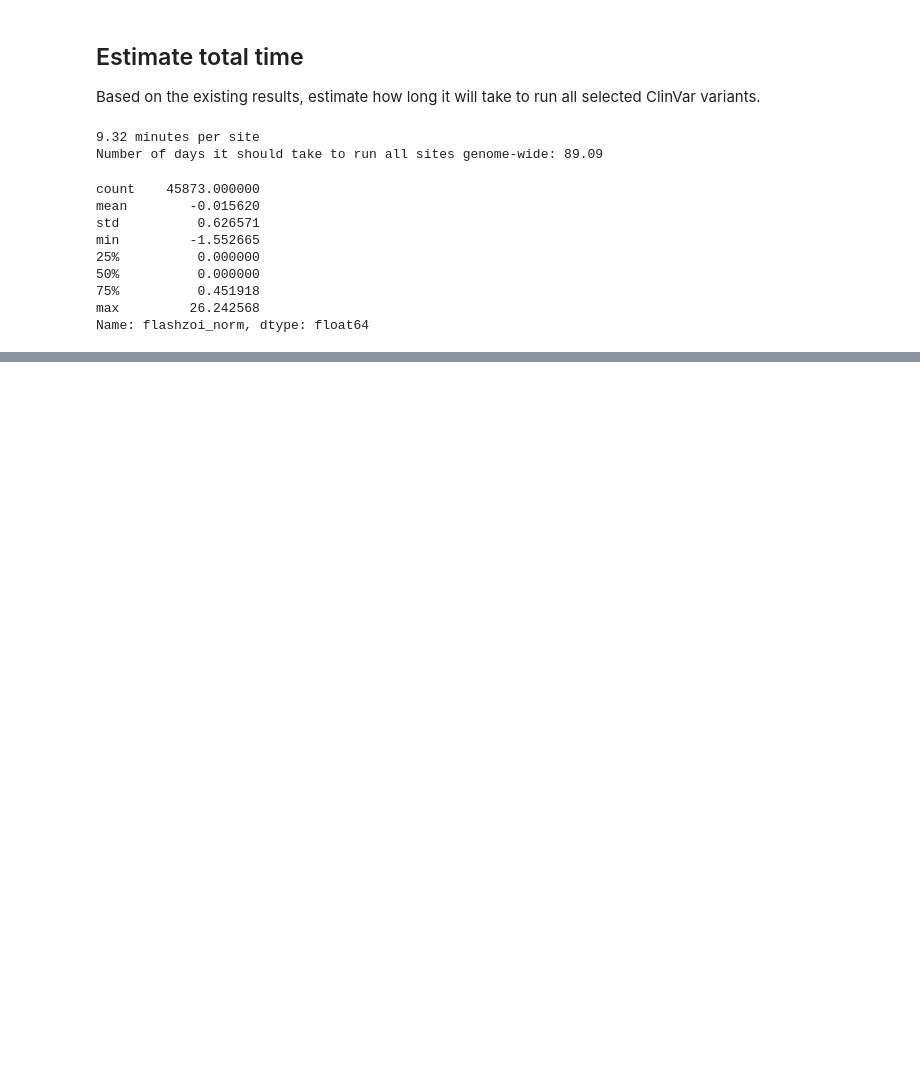
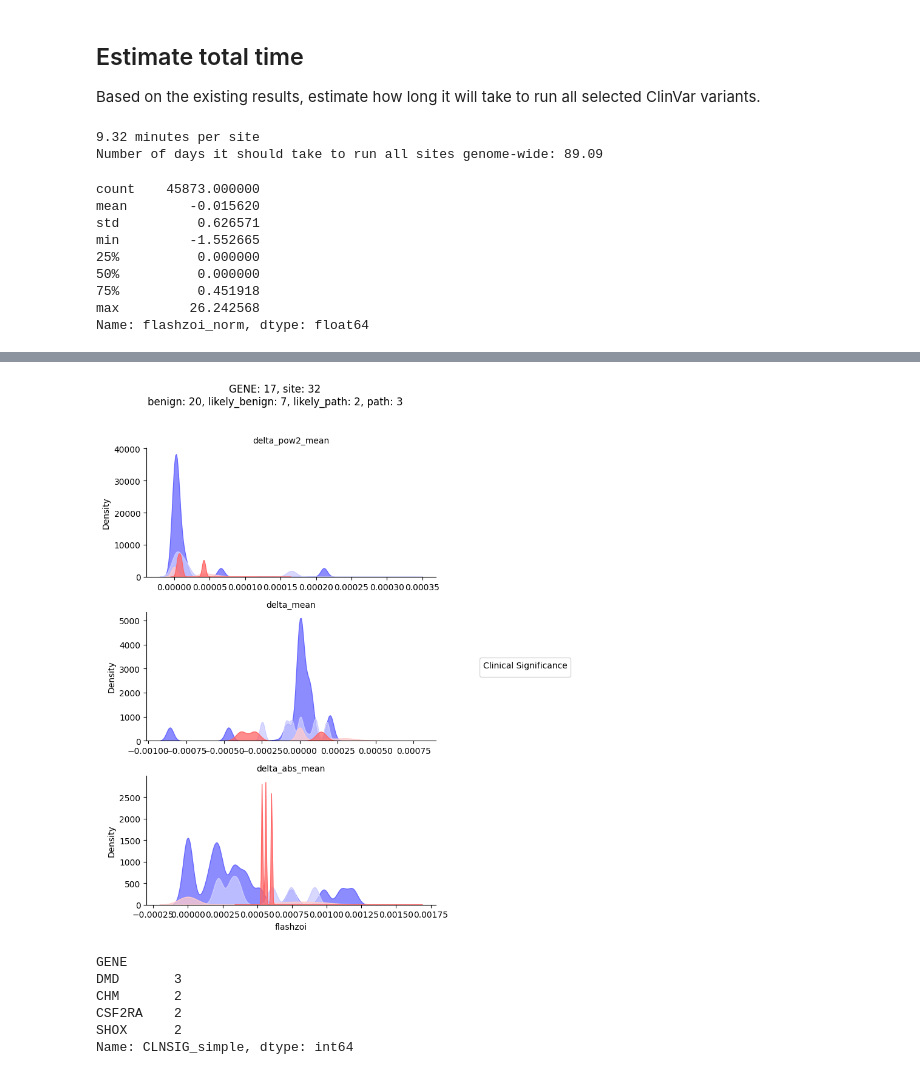
Before and after one commit to bschilder/VEP_DNA, a Jupyter notebook: notebooks/vep_analysis.ipynb, the cells around one changed output, grey strips where cells are left out. Saved outputs shown, nothing was run; the diff lists cells and outputs as text; code cells hidden in the pictures; blank space fills up the shorter version.

```diff
--- a/notebooks/vep_analysis.ipynb
+++ b/notebooks/vep_analysis.ipynb
@@ -253,0 +304,15 @@ one_site = vep_df2.loc[vep_df2["site"]==vep_df2["site"].iloc[0]]
+# %%
+plot_kde(delta_df)
+# %% [output]
+[figure, added]
+# %%
+clnsig_simple_counts = delta_df.groupby("GENE")["CLNSIG_simple"].nunique().sort_values(ascending=False)
+clnsig_simple_counts = clnsig_simple_counts.loc[clnsig_simple_counts>1]
+clnsig_simple_counts
+# %% [output]
+GENE
+DMD       3
+CHM       2
+CSF2RA    2
+SHOX      2
+Name: CLNSIG_simple, dtype: int64
```
Also changed, not shown: parts of 11 cells of this notebook, 8 other files.
